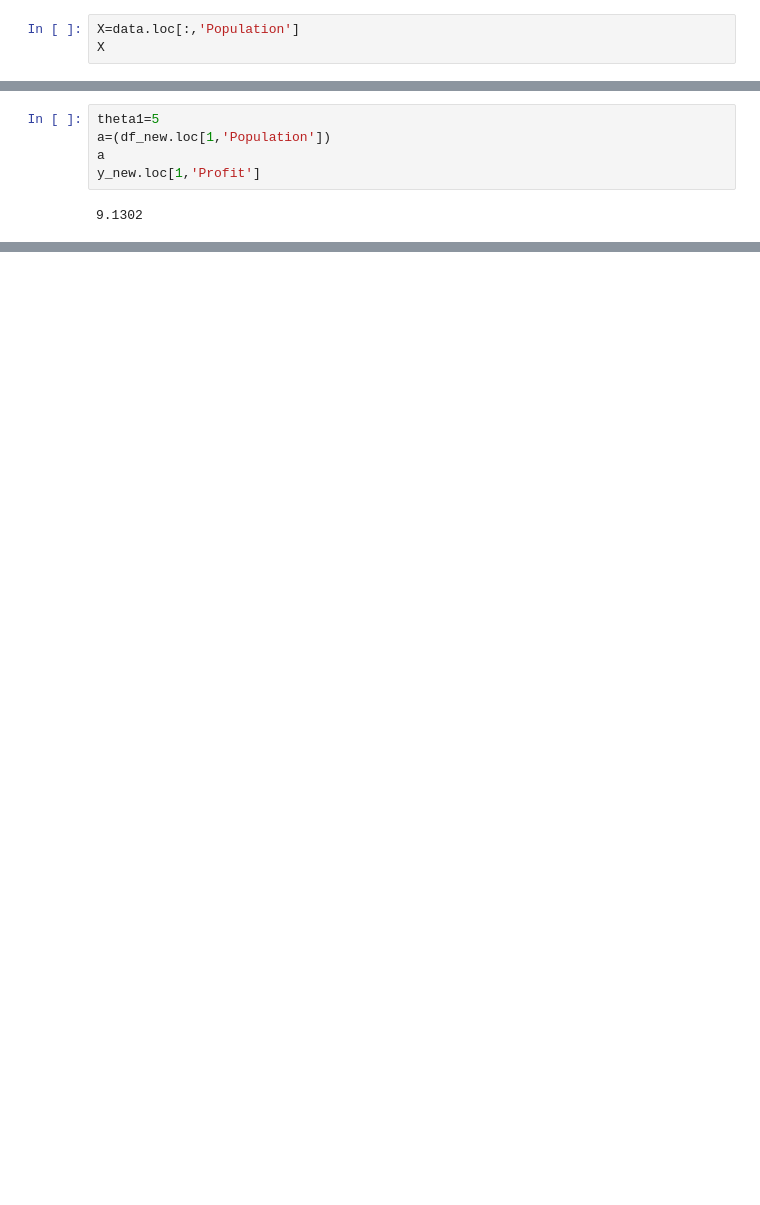
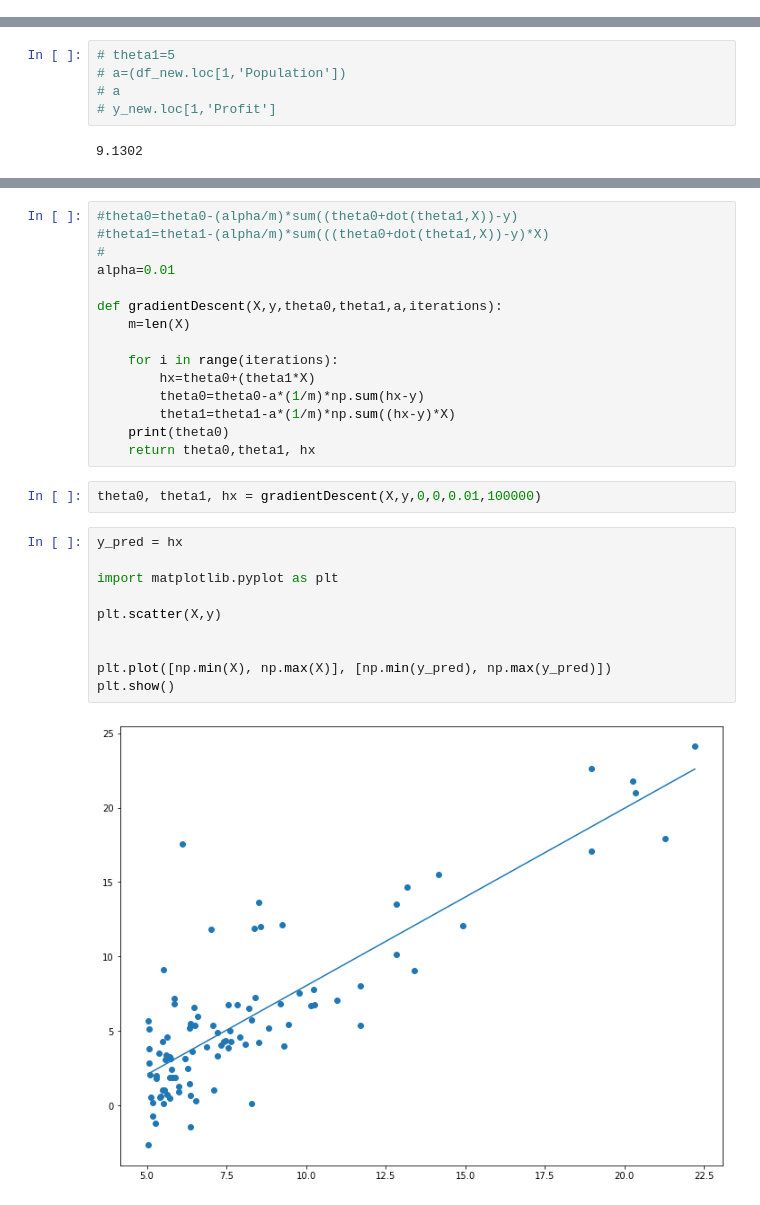
Before and after one commit to pillaiharish/Exercise, a Jupyter notebook: ML/Linear Regression .ipynb, the cells around one changed output, grey strips where cells are left out. Saved outputs shown, nothing was run; the diff lists cells and outputs as text; blank space fills up the shorter version.

Commit message:
adding log file and updateing regression code along with data manipulations in python from csv

```diff
--- a/ML/Linear Regression .ipynb
+++ b/ML/Linear Regression .ipynb
@@ -81,6 +82,3 @@ plt.scatter(X,y)
 # %% [output]
 <matplotlib.collections.PathCollection at 0x...>
 [figure]
-# %%
-X=data.loc[:,'Population']
-X
@@ -156,9 +159,9 @@ df_new
 | 96 | 1 | 5.4369 |
 97 rows × 2 columns
 # %%
-theta1=5
-a=(df_new.loc[1,'Population'])
-a
-y_new.loc[1,'Profit']
+# theta1=5
+# a=(df_new.loc[1,'Population'])
+# a
+# y_new.loc[1,'Profit']
 # %% [output]
 9.1302
@@ -199,0 +267,29 @@ theta1
+# %%
+#theta0=theta0-(alpha/m)*sum((theta0+dot(theta1,X))-y)
+#theta1=theta1-(alpha/m)*sum(((theta0+dot(theta1,X))-y)*X)
+#
+alpha=0.01
+
+def gradientDescent(X,y,theta0,theta1,a,iterations):
+    m=len(X)
+
+    for i in range(iterations):
+        hx=theta0+(theta1*X)
+        theta0=theta0-a*(1/m)*np.sum(hx-y)
+        theta1=theta1-a*(1/m)*np.sum((hx-y)*X)
+    print(theta0)
+    return theta0,theta1, hx
+# %%
+theta0, theta1, hx = gradientDescent(X,y,0,0,0.01,100000)
+# %%
+y_pred = hx
+
+import matplotlib.pyplot as plt
+
+plt.scatter(X,y)
+
+
+plt.plot([np.min(X), np.max(X)], [np.min(y_pred), np.max(y_pred)])
+plt.show()
+# %% [output]
+[figure, added]
```
Also changed, not shown: parts of 28 cells of this notebook, 2 other files.
